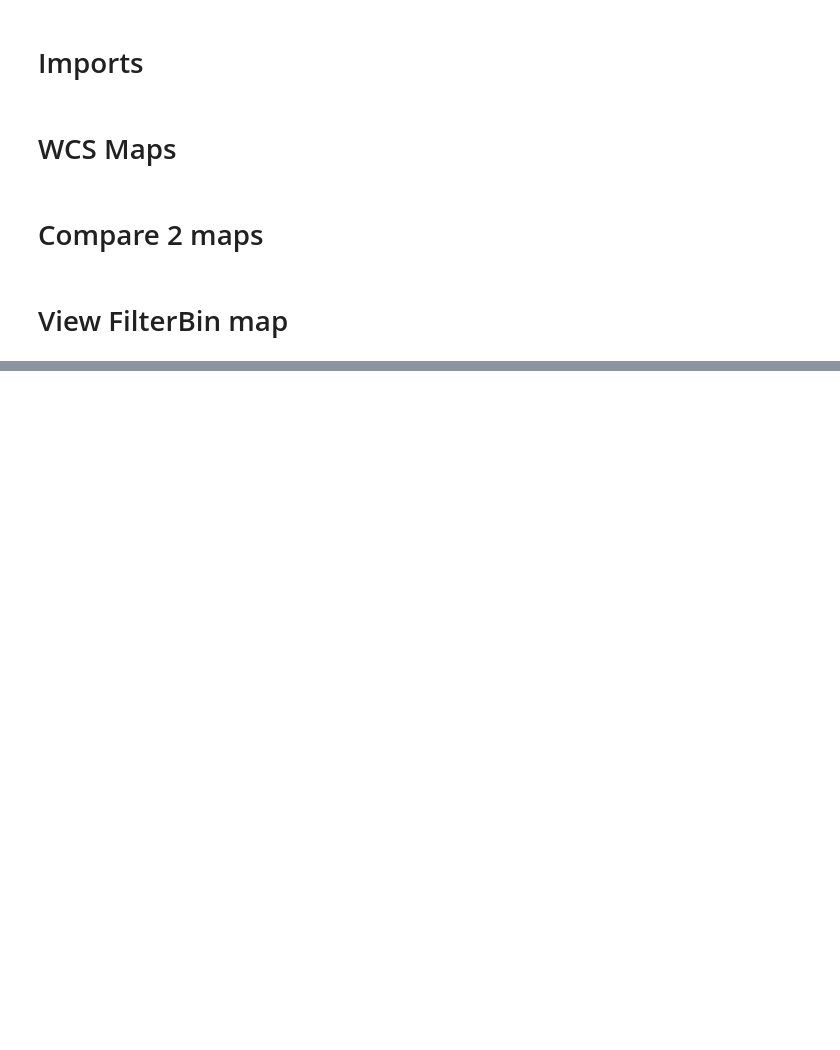
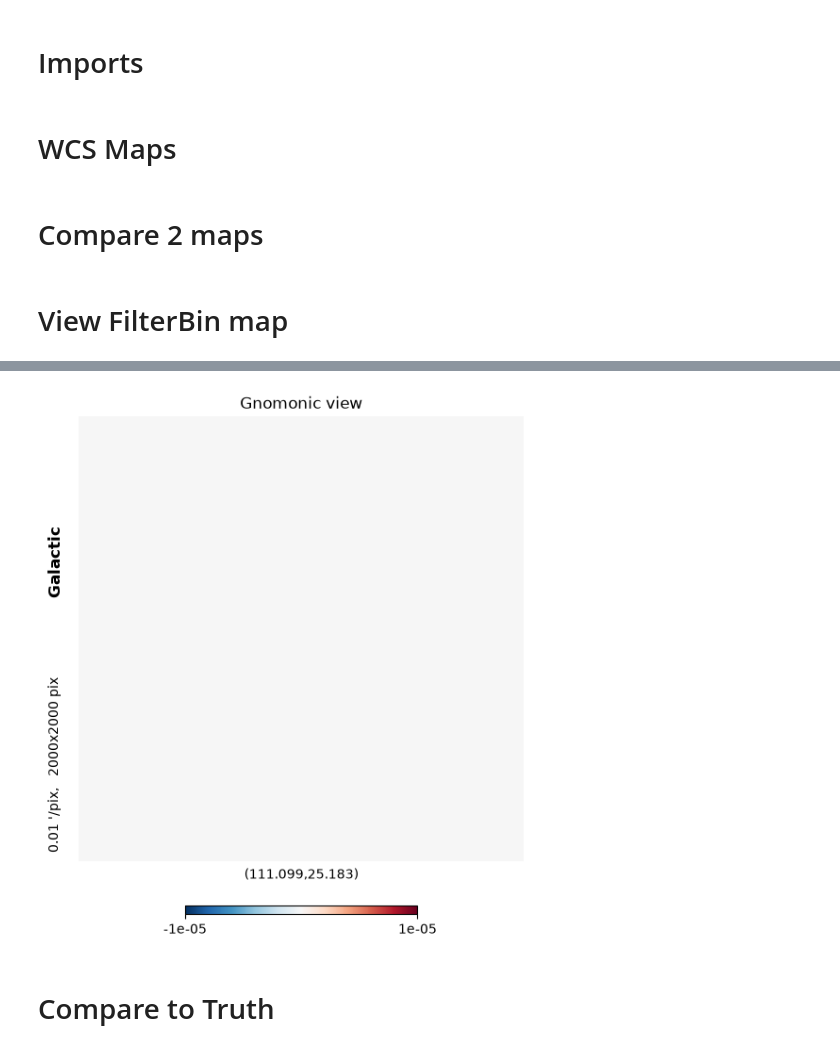
Before and after one commit to henry-e-n/SO_PointingReqs, a Jupyter notebook: mapmaking/map_loader.ipynb, the cells around one changed output, grey strips where cells are left out. Drawn from its saved outputs; the diff is of its cells as text; code cells hidden in the pictures; blank space fills up the shorter version.

```diff
--- a/mapmaking/map_loader.ipynb
+++ b/mapmaking/map_loader.ipynb
@@ -154,0 +180,17 @@ hp.gnomview(hpmap,
+# %%
+diff_map = maps_dict['Mars_2arcmin_f090_20261010_231649'] - maps_dict['Mars_jitter_2arcmin_f090_20261011_213236']
+
+hp.gnomview(diff_map,
+    rot=[ra, dec],
+    xsize=2000,
+    reso=0.01,
+    coord=["G"],
+    # fig=fig,
+    cmap='RdBu_r',
+    min=-1e-5,
+    max = 1e-5
+    )
+# %% [output]
+[figure, added]
+# %% [markdown]
+# Compare to Truth
```
Also changed, not shown: parts of 6 cells of this notebook.
